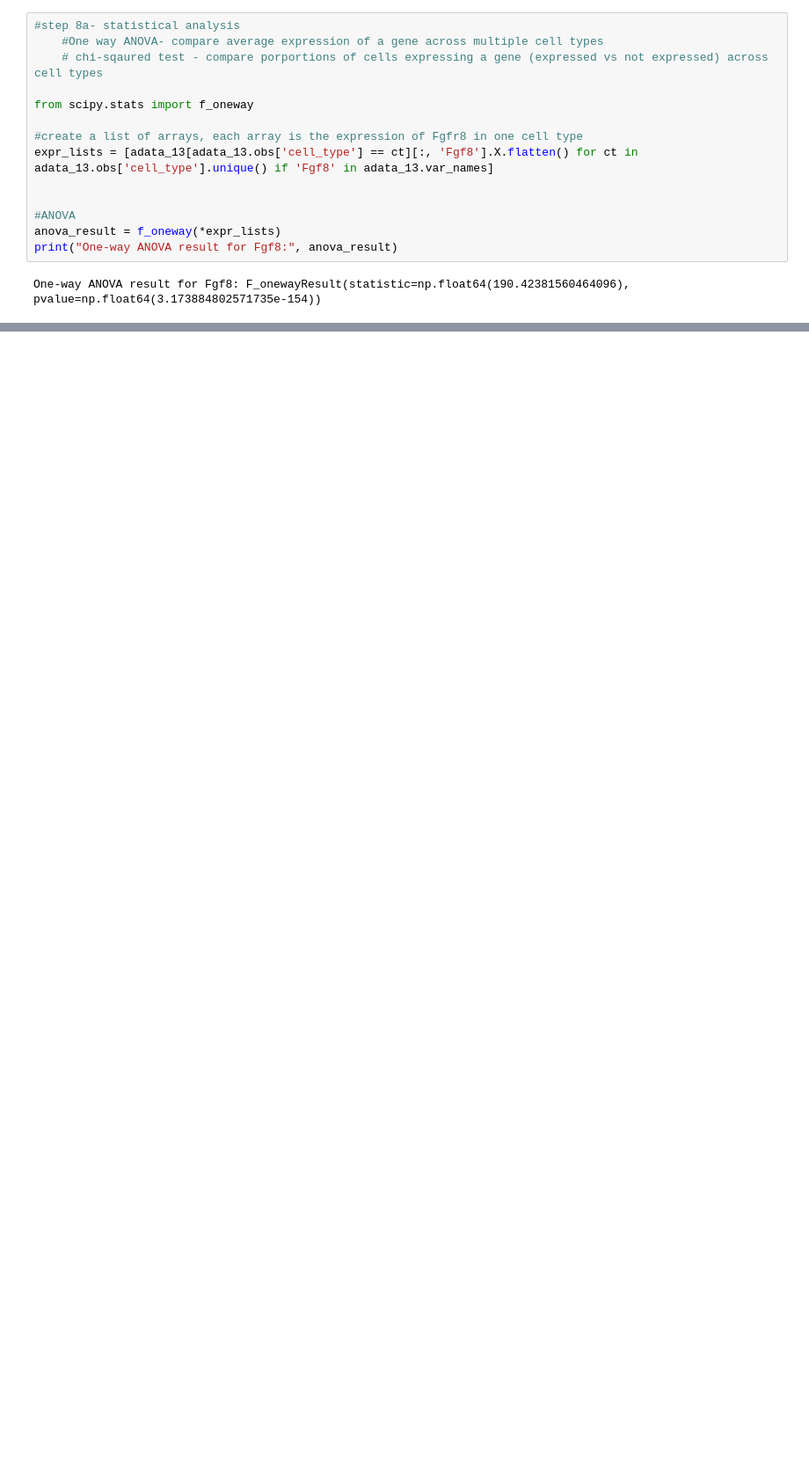
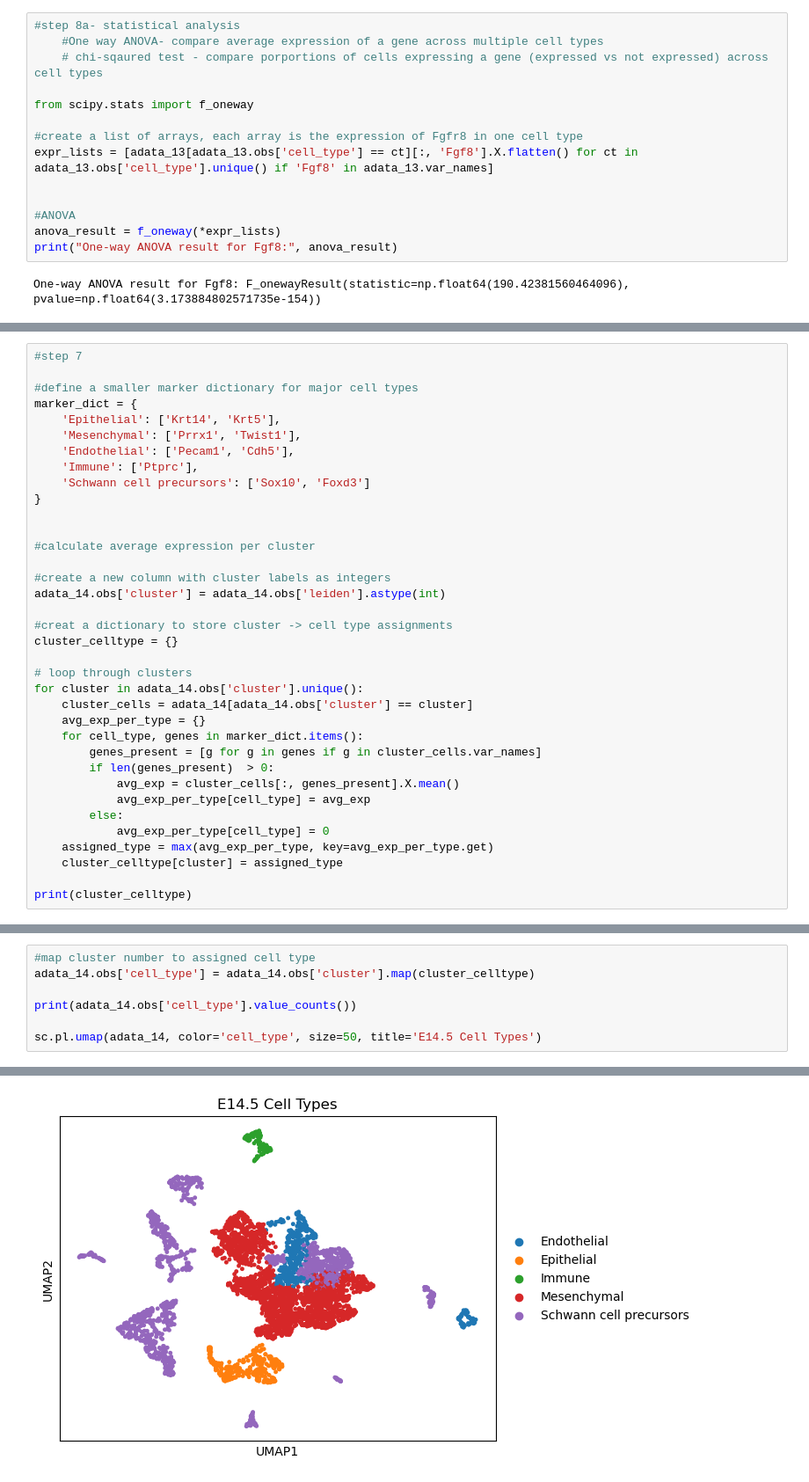
Before and after one commit to aminatanf/abio558-fall2025, a Jupyter notebook: Project-Updated.ipynb, the cells around one changed output, grey strips where cells are left out. Shown at 88% size. Drawn from its saved outputs; the diff is of its cells as text; blank space fills up the shorter version.

```diff
--- a/Project-Updated.ipynb
+++ b/Project-Updated.ipynb
@@ -688,0 +474,36 @@ adata_14 = sc.read_10x_mtx("/Users/aminatafofana/Downloads/SeuratfilesE145contro
+# %%
+#step 7
+
+#define a smaller marker dictionary for major cell types
+marker_dict = {
+    'Epithelial': ['Krt14', 'Krt5'],
+    'Mesenchymal': ['Prrx1', 'Twist1'],
+    'Endothelial': ['Pecam1', 'Cdh5'],
+    'Immune': ['Ptprc'],
+    'Schwann cell precursors': ['Sox10', 'Foxd3']
+}
+
+
+#calculate average expression per cluster
+
+#create a new column with cluster labels as integers
+adata_14.obs['cluster'] = adata_14.obs['leiden'].astype(int)
+
+#creat a dictionary to store cluster -> cell type assignments
+cluster_celltype = {}
+
+# loop through clusters
+for cluster in adata_14.obs['cluster'].unique():
+    cluster_cells = adata_14[adata_14.obs['cluster'] == cluster]
+    avg_exp_per_type = {}
+    for cell_type, genes in marker_dict.items():
+        genes_present = [g for g in genes if g in cluster_cells.var_names]
+        if len(genes_present)  > 0:
+            avg_exp = cluster_cells[:, genes_present].X.mean()
+            avg_exp_per_type[cell_type] = avg_exp
+        else:
+            avg_exp_per_type[cell_type] = 0
+    assigned_type = max(avg_exp_per_type, key=avg_exp_per_type.get)
+    cluster_celltype[cluster] = assigned_type
+
+print(cluster_celltype)
@@ -688,0 +512,8 @@ adata_14 = sc.read_10x_mtx("/Users/aminatafofana/Downloads/SeuratfilesE145contro
+# %%
+#map cluster number to assigned cell type
+adata_14.obs['cell_type'] = adata_14.obs['cluster'].map(cluster_celltype)
+
+print(adata_14.obs['cell_type'].value_counts())
+
+sc.pl.umap(adata_14, color='cell_type', size=50, title='E14.5 Cell Types')
+# %% [output]
@@ -688,0 +527 @@ adata_14 = sc.read_10x_mtx("/Users/aminatafofana/Downloads/SeuratfilesE145contro
+[figure, added]
```
Also changed, not shown: parts of 46 cells of this notebook.
